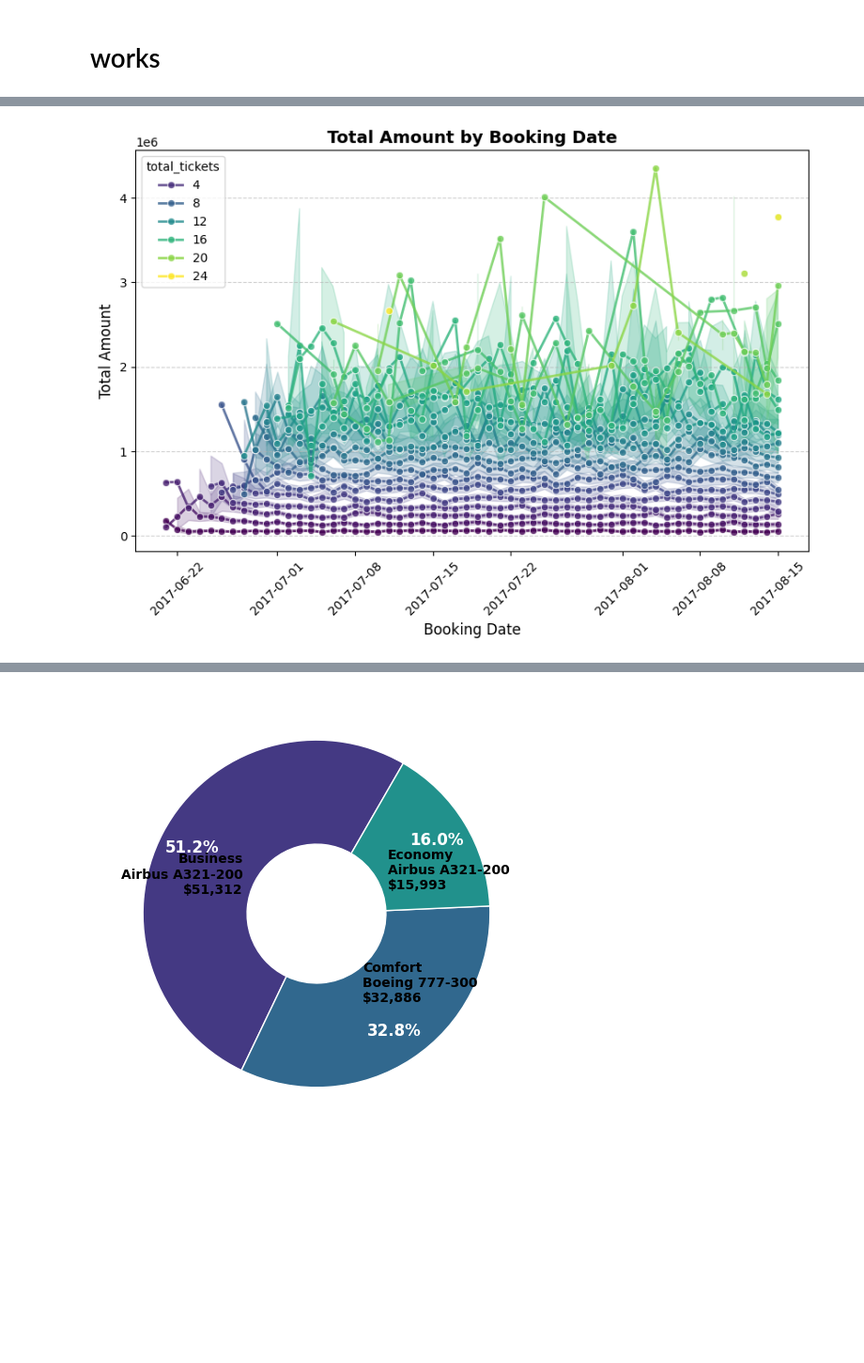
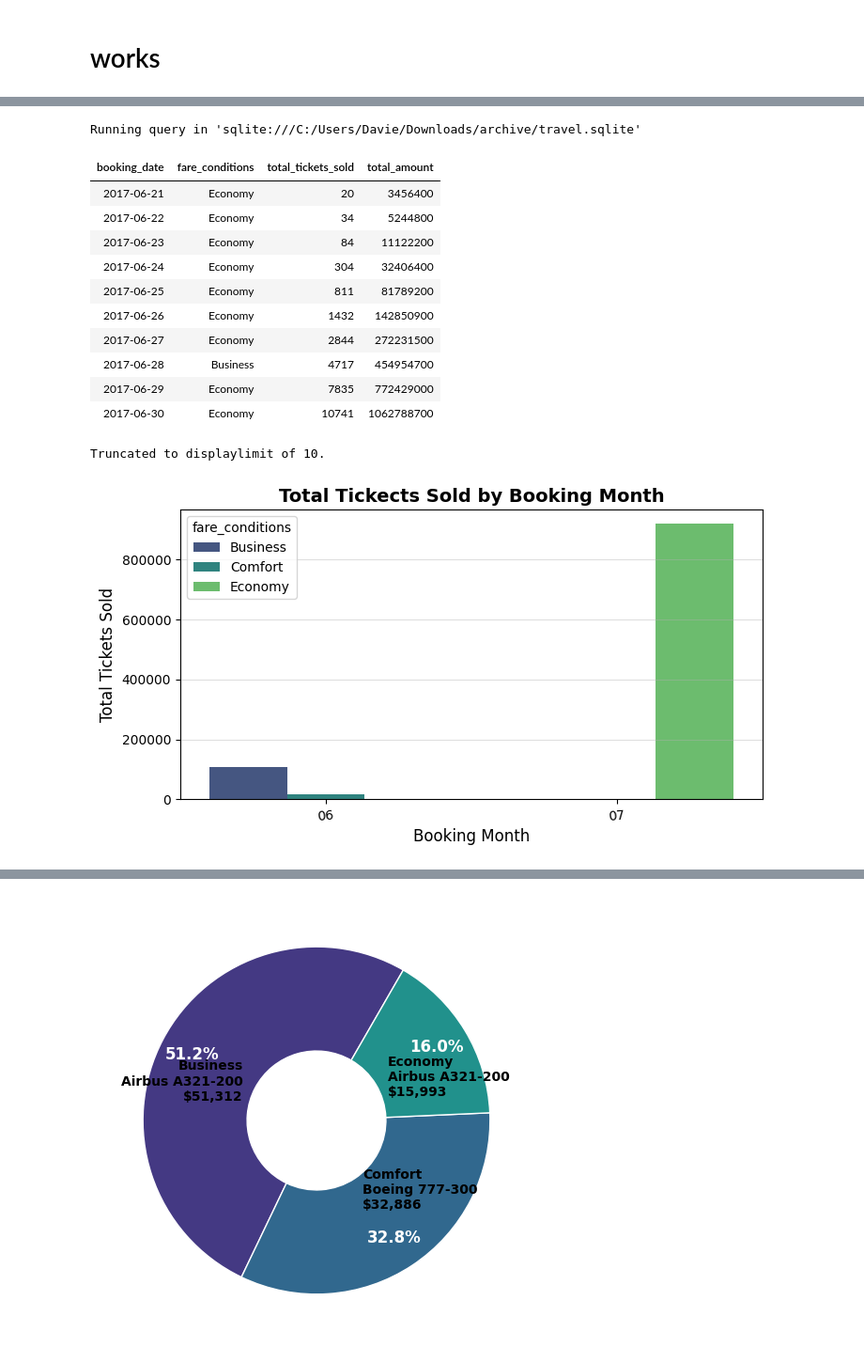
Before and after one commit to Daviedavie100/SQL_Projects, a Jupyter notebook: data.ipynb, the cells around one changed output, grey strips where cells are left out. Shown at 94% size. Drawn from its saved outputs; the diff is of its cells as text; code cells hidden in the pictures; blank space fills up the shorter version.

```diff
--- a/data.ipynb
+++ b/data.ipynb
@@ -1166,35 +1302,73 @@ LIMIT 10;'''
+# %%
+%%sql
+SELECT
+        DATE(strftime('%Y-%m-%d', datetime(tb.bookingDate))) AS booking_date,
+        tb.fare_conditions,
+        COUNT (tb.ticket_no) AS total_tickets_sold,
+        SUM(tb.total_amount) AS total_amount
+FROM (
+        SELECT t.ticket_no,
+                t.passenger_id,
+                datetime(substr(b.book_date, 1, 19)) AS bookingDate,
+                tf.fare_conditions,
+                b.total_amount
+        FROM tickets t
+        JOIN bookings b
+        ON t.book_ref = b.book_ref
+        JOIN ticket_flights tf
+        ON t.ticket_no = tf.ticket_no
+) AS tb
+GROUP BY booking_date
+LIMIT 10;
+# %% [output]
+Running query in 'sqlite:///C:/Users/Davie/Downloads/archive/travel.sqlite'
+| booking_date | fare_conditions | total_tickets_sold | total_amount |
+| 2017-06-21 | Economy | 20 | 3456400 |
+| 2017-06-22 | Economy | 34 | 5244800 |
+| 2017-06-23 | Economy | 84 | 11122200 |
+| 2017-06-24 | Economy | 304 | 32406400 |
+| 2017-06-25 | Economy | 811 | 81789200 |
+| 2017-06-26 | Economy | 1432 | 142850900 |
+| 2017-06-27 | Economy | 2844 | 272231500 |
+| 2017-06-28 | Business | 4717 | 454954700 |
+| 2017-06-29 | Economy | 7835 | 772429000 |
+| 2017-06-30 | Economy | 10741 | 1062788700 |
+Truncated to displaylimit of 10.
 # %%
-#
+# Total Number of bookings per month for fare condition
 querry="""
 SELECT
-        strftime('%Y-%m-%d', datetime(tb.booking_date)) AS booking_date,
-        COUNT (tb.ticket_no) AS total_tickets,
-        SUM(tb.total_amount) AS total_amount
+        strftime('%m', datetime(tb.booking_date)) AS booking_date,
+        tb.fare_conditions,
+        COUNT (tb.ticket_no) AS total_tickets_sold
 FROM (
         SELECT t.ticket_no,
                 t.passenger_id,
                 datetime(substr(b.book_date, 1, 19)) AS booking_date,
+                tf.fare_conditions,
                 b.total_amount
         FROM tickets t
         JOIN bookings b
         ON t.book_ref = b.book_ref
+        JOIN ticket_flights tf
+        ON t.ticket_no = tf.ticket_no
 ) AS tb
-GROUP BY booking_date;
+GROUP BY tb.fare_conditions;
 """
 df=pd.read_sql_query(querry, sqlite_conn)
 
-df['booking_date'] = pd.to_datetime(df['booking_date'])
+# Create bubble chart
+plt.figure(figsize=(8, 4))
 
-plt.figure(figsize=(10, 6))
+sns.barplot(data=df, x='booking_date', y='total_tickets_sold', hue='fare_conditions', errorbar=None,
+             palette='viridis', dodge=True)
 
-sns.lineplot(x='booking_date', y='total_amount', data=df, marker='o', color='b',
-             linewidth=2, hue='total_tickets', palette='viridis',
-             alpha=0.8)
-plt.xticks(rotation=45)
-plt.grid(axis='y', linestyle='--', alpha=0.6)
-plt.xlabel('Booking Date', fontsize=12)
-plt.ylabel('Total Amount', fontsize=12)
-plt.title('Total Amount by Booking Date', fontsize=14, fontweight='bold')
+plt.xticks(rotation=5)
+plt.grid(axis='y', linestyle='-', alpha=0.4)
+plt.xlabel('Booking Month', fontsize=12)
+plt.ylabel('Total Tickets Sold', fontsize=12)
+plt.title('Total Tickects Sold by Booking Month', fontsize=14, fontweight='bold')
+
 plt.show();
 # %% [output]
-[figure, old version]
+[figure, new version]
```
Also changed, not shown: parts of 8 cells of this notebook.
